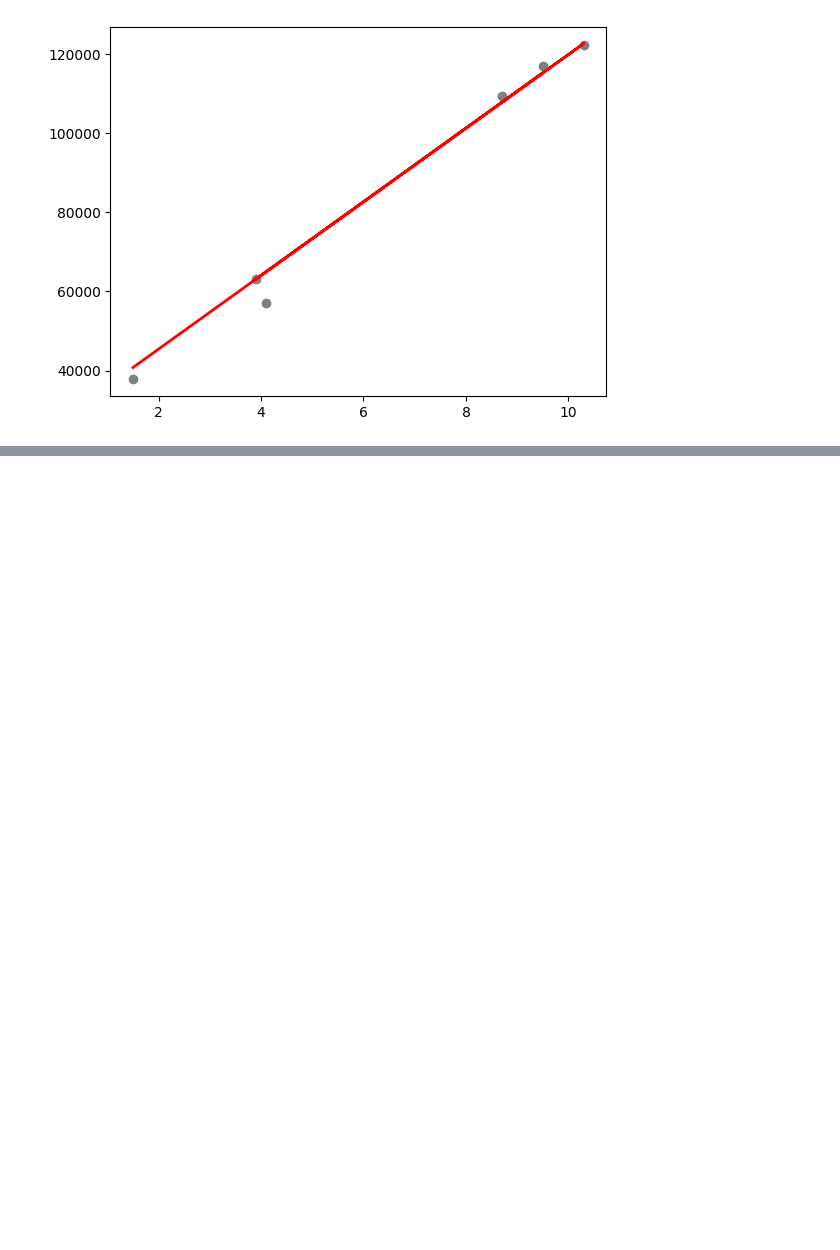
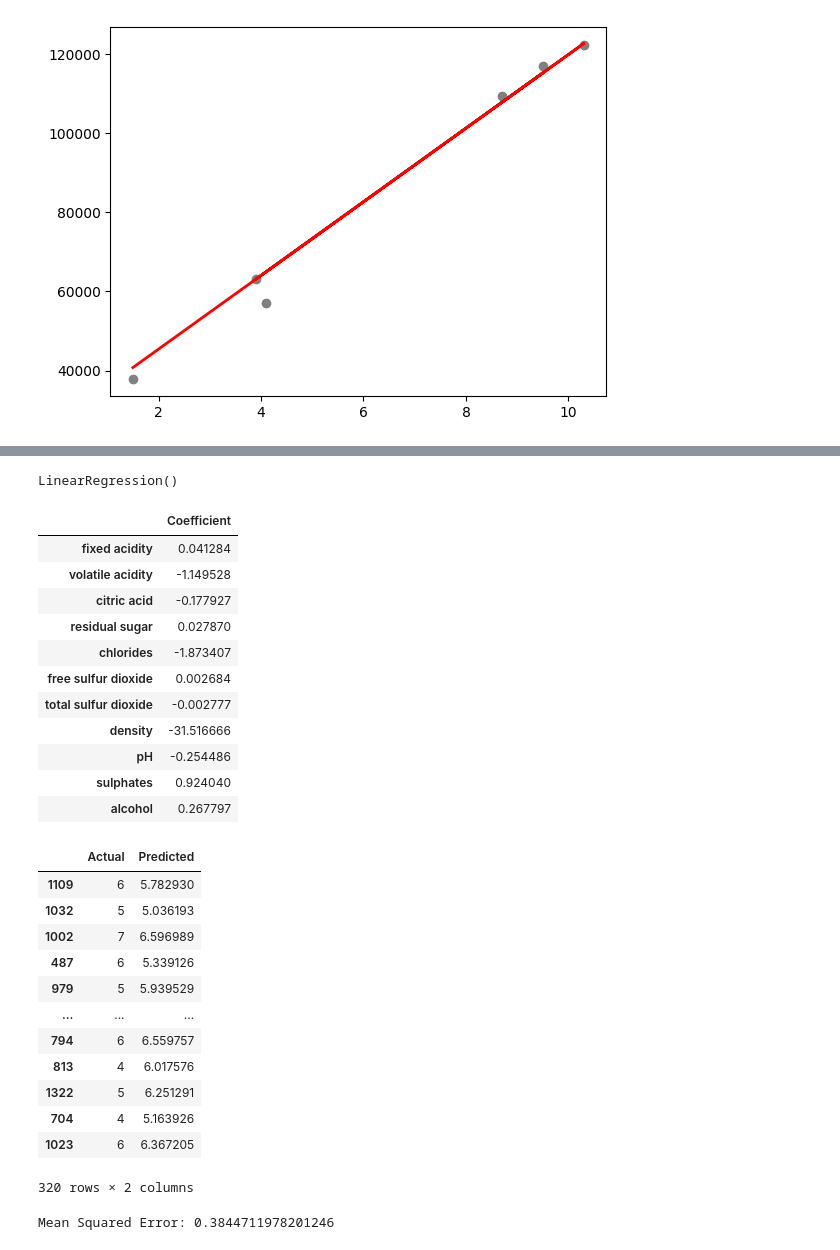
Before and after one commit to M4yd3/uni-ai, a Jupyter notebook: Marchenko_S_Workbook4.ipynb, the cells around one changed output, grey strips where cells are left out. Cells and saved outputs as stored; diff of their text form; code cells hidden in the pictures; blank space fills up the shorter version.

```diff
--- a/Marchenko_S_Workbook4.ipynb
+++ b/Marchenko_S_Workbook4.ipynb
@@ -175,0 +181,56 @@ Regression coefficient: [9312.57512673]
+# %%
+import pandas as pd
+from sklearn.linear_model import LinearRegression
+from sklearn.metrics import mean_squared_error
+from sklearn.model_selection import train_test_split
+from IPython.core.interactiveshell import InteractiveShell
+
+InteractiveShell.ast_node_interactivity = "all"
+
+csv = 'https://raw.githubusercontent.com/aniruddhachoudhury/Red-Wine-Quality/master/winequality-red.csv'
+dataset = pd.read_csv(csv)
+
+x = dataset.iloc[:, :-1]
+y = dataset.iloc[:, -1]
+
+x_train, x_test, y_train, y_test = train_test_split(x, y, test_size=0.2, random_state=0)
+
+regressor = LinearRegression()
+regressor.fit(x_train, y_train)
+
+coef_df = pd.DataFrame(regressor.coef_, x.columns, columns=['Coefficient'])
+coef_df
+
+y_pred = regressor.predict(x_test)
+df = pd.DataFrame({'Actual': y_test, 'Predicted': y_pred})
+df
+
+print(f'Mean Squared Error: {mean_squared_error(y_test, y_pred)}')
+# %% [output]
+LinearRegression()
+|  | Coefficient |
+| fixed acidity | 0.041284 |
+| volatile acidity | -1.149528 |
+| citric acid | -0.177927 |
+| residual sugar | 0.027870 |
+| chlorides | -1.873407 |
+| free sulfur dioxide | 0.002684 |
+| total sulfur dioxide | -0.002777 |
+| density | -31.516666 |
+| pH | -0.254486 |
+| sulphates | 0.924040 |
+| alcohol | 0.267797 |
+|  | Actual | Predicted |
+| 1109 | 6 | 5.782930 |
+| 1032 | 5 | 5.036193 |
+| 1002 | 7 | 6.596989 |
+| 487 | 6 | 5.339126 |
+| 979 | 5 | 5.939529 |
+| ... | ... | ... |
+| 794 | 6 | 6.559757 |
+| 813 | 4 | 6.017576 |
+| 1322 | 5 | 6.251291 |
+| 704 | 4 | 5.163926 |
+| 1023 | 6 | 6.367205 |
+320 rows × 2 columns
+Mean Squared Error: 0.3844711978201246
```
Also changed, not shown: parts of 1 cell of this notebook.
